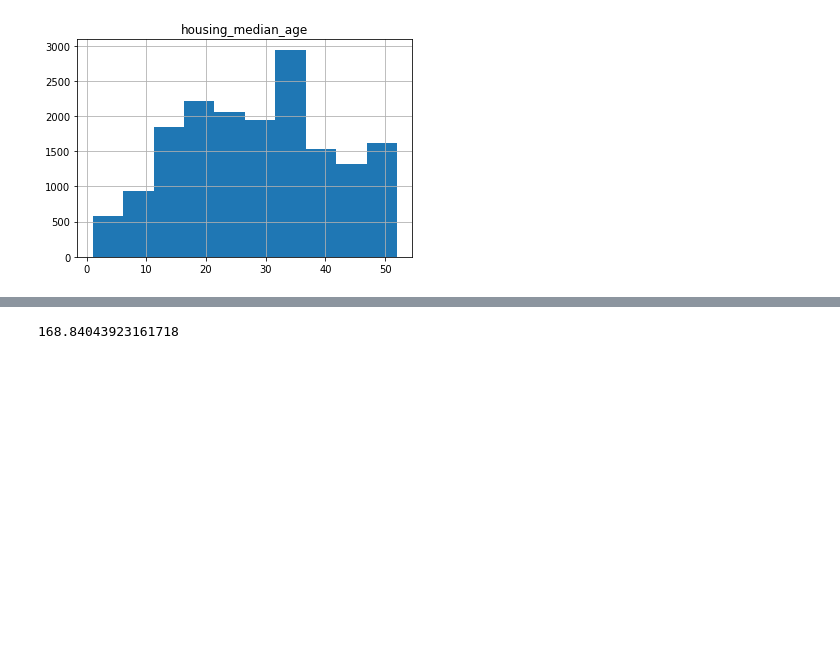
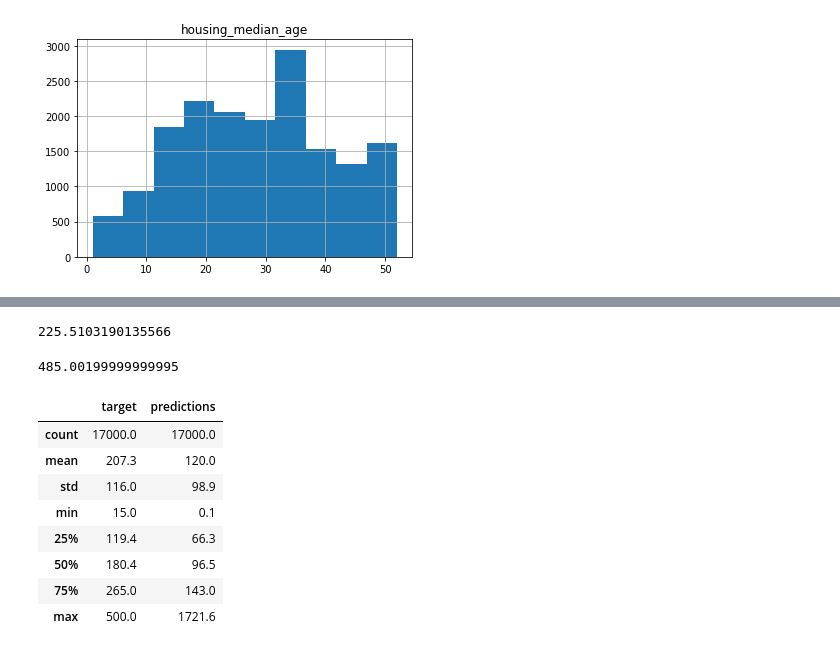
Before and after one commit to frolovconst/crash_course, a Jupyter notebook: tf_basics/estimator.ipynb, the cells around one changed output, grey strips where cells are left out. Drawn from its saved outputs; the diff is of its cells as text; code cells hidden in the pictures; blank space fills up the shorter version.

Commit message:
estimator lin regression completed

```diff
--- a/tf_basics/estimator.ipynb
+++ b/tf_basics/estimator.ipynb
@@ -82,10 +82,10 @@ feature_columns = [tf.feature_column.numeric_column('total_rooms')]
 # %%
 targets = california_housing_dataframe['median_house_value']
 # %%
-optimiser = tf.train.GradientDescentOptimizer(learning_rate=.0001)
+optimiser = tf.train.GradientDescentOptimizer(learning_rate=0.00001)
 optimiser = tf.contrib.estimator.clip_gradients_by_norm(optimiser, 5.0)
 # %%
-linRegressor = tf.estimator.LinearRegressor(feature_columns=feature_columns, optimizer=optimiser)
+linRegressor = tf.estimator.LinearRegressor(feature_columns=feature_columns, optimizer=optimiser, model_dir='data/model_dir')
 # %%
 def my_input_fn(features, targets, batch_size=1, shuffle=True, num_epochs=None):
     """Trains a linear regression model of one feature.
@@ -135,4 +127,23 @@ rmse = math.sqrt(mse)
 # %%
 rmse
 # %% [output]
-168.84043923161718
+225.5103190135566
+# %%
+california_housing_dataframe['median_house_value'].max()-california_housing_dataframe['median_house_value'].min()
+# %% [output]
+485.00199999999995
+# %%
+calibration_data = pd.DataFrame()
+calibration_data['target'] = pd.Series(targets)
+calibration_data['predictions'] = pd.Series(predictions)
+calibration_data.describe()
+# %% [output]
+|  | target | predictions |
+| count | 17000.0 | 17000.0 |
+| mean | 207.3 | 120.0 |
+| std | 116.0 | 98.9 |
+| min | 15.0 | 0.1 |
+| 25% | 119.4 | 66.3 |
+| 50% | 180.4 | 96.5 |
+| 75% | 265.0 | 143.0 |
+| max | 500.0 | 1721.6 |
```
Also changed, not shown: parts of 16 cells of this notebook, 1 other file.
